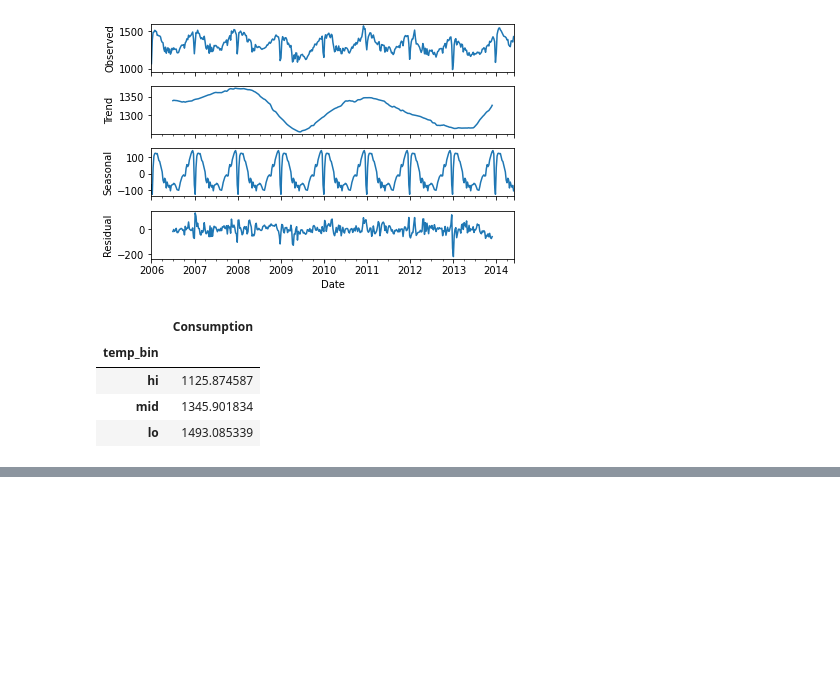
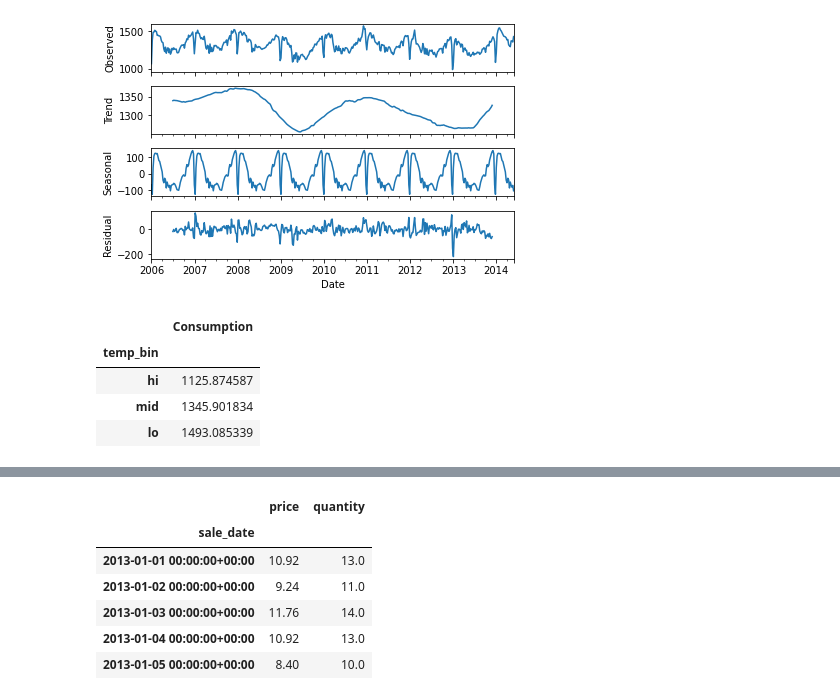
Before and after one commit to konstanzer/time-series, a Jupyter notebook: time_series.ipynb, the cells around one changed output, grey strips where cells are left out. Saved outputs shown, nothing was run; the diff lists cells and outputs as text; code cells hidden in the pictures; blank space fills up the shorter version.

```diff
--- a/time_series.ipynb
+++ b/time_series.ipynb
@@ -667,0 +696,12 @@ plt.show()
+# %%
+df = df[['price', 'sale_amount']]
+df = df.rename(columns={'sale_amount':'quantity'})
+df.head()
+# %% [output]
+|  | price | quantity |
+| sale_date |  |  |
+| 2013-01-01 00:00:00+00:00 | 10.92 | 13.0 |
+| 2013-01-02 00:00:00+00:00 | 9.24 | 11.0 |
+| 2013-01-03 00:00:00+00:00 | 11.76 | 14.0 |
+| 2013-01-04 00:00:00+00:00 | 10.92 | 13.0 |
+| 2013-01-05 00:00:00+00:00 | 8.40 | 10.0 |
```
Also changed, not shown: parts of 28 cells of this notebook.
